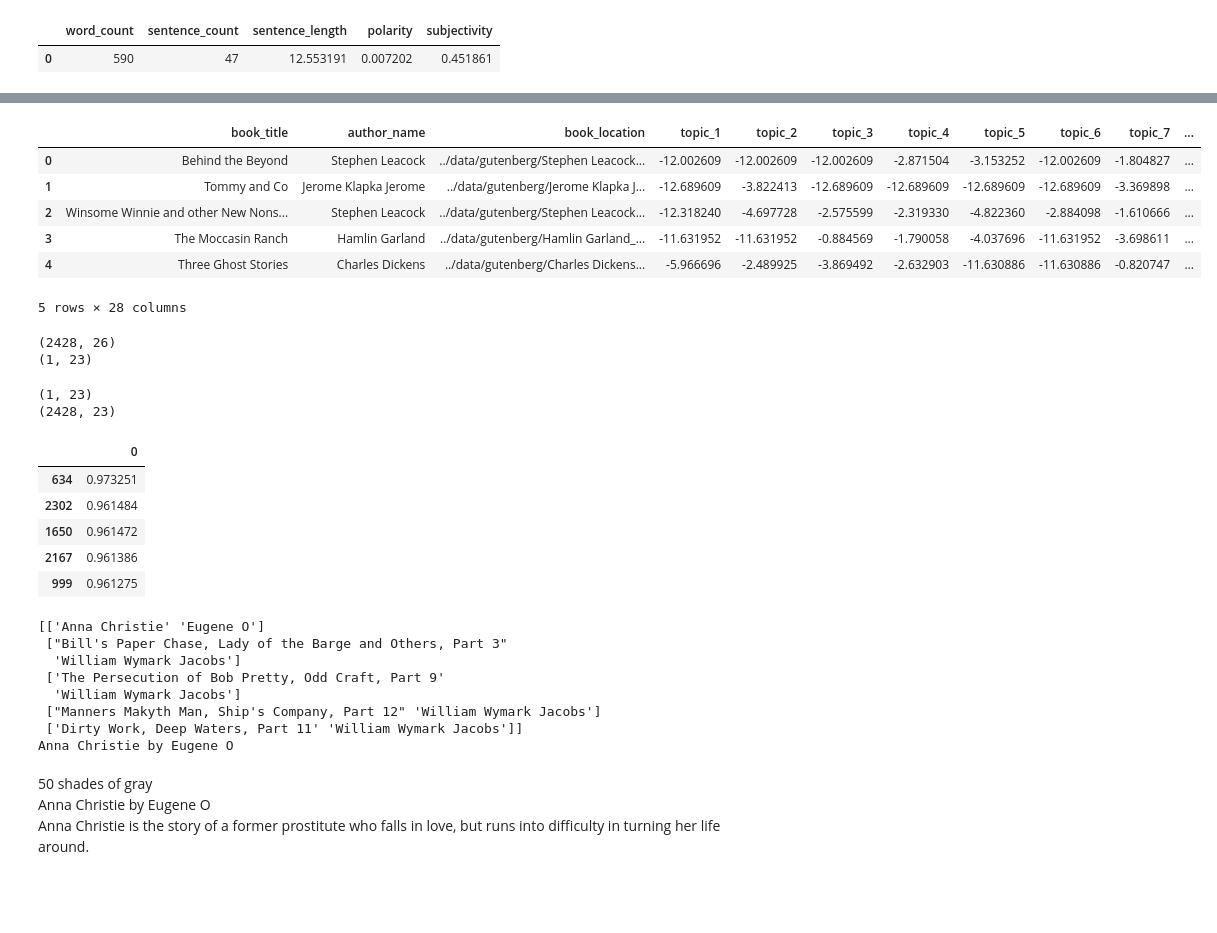
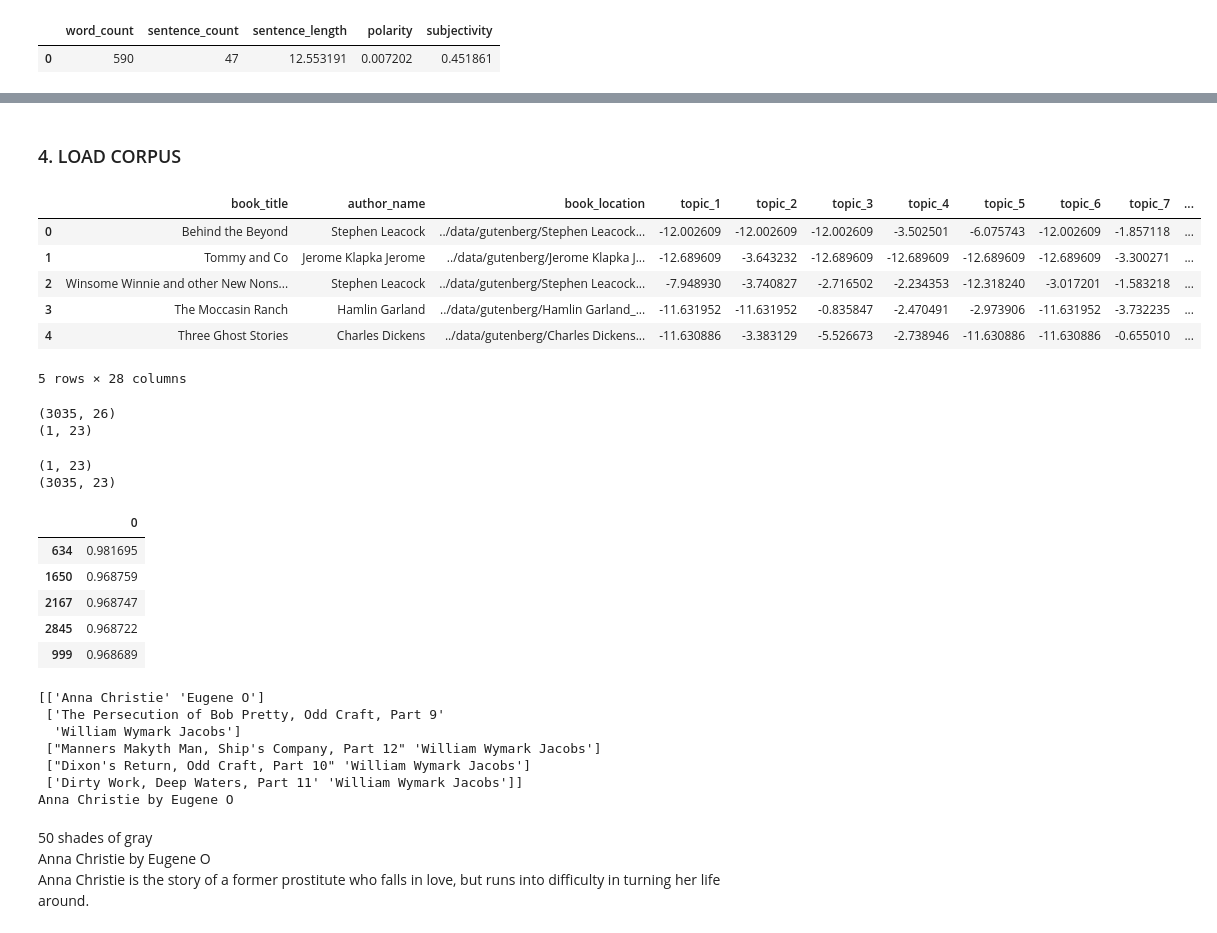
Before and after one commit to anjumorris/BookReccomender2, a Jupyter notebook: code/similarity.ipynb, the cells around one changed output, grey strips where cells are left out. Saved outputs shown, nothing was run; the diff lists cells and outputs as text; code cells hidden in the pictures; blank space fills up the shorter version.

Commit message:
code part changes

```diff
--- a/nlp/similarity.ipynb
+++ b/code/similarity.ipynb
@@ -126,16 +133,18 @@ df_excerpt
 1 rows × 25 columns
+# %% [markdown]
+### 4. LOAD CORPUS
 # %%
-# load the corpus vector from train
-corpus = pd.read_csv('../data/final_train.csv')
+# load the corpus vector from final_full
+corpus = pd.read_csv('../data/final_full.csv')
 corpus = corpus.drop(columns ='Unnamed: 0')
 corpus.head()
 # %% [output]
 |  | book_title | author_name | book_location | topic_1 | topic_2 | topic_3 | topic_4 | topic_5 | topic_6 | topic_7 | ... |
-| 0 | Behind the Beyond | Stephen Leacock | ../data/gutenberg/Stephen Leacock... | -12.002609 | -12.002609 | -12.002609 | -2.871504 | -3.153252 | -12.002609 | -1.804827 | ... |
-| 1 | Tommy and Co | Jerome Klapka Jerome | ../data/gutenberg/Jerome Klapka J... | -12.689609 | -3.822413 | -12.689609 | -12.689609 | -12.689609 | -12.689609 | -3.369898 | ... |
-| 2 | Winsome Winnie and other New Nons... | Stephen Leacock | ../data/gutenberg/Stephen Leacock... | -12.318240 | -4.697728 | -2.575599 | -2.319330 | -4.822360 | -2.884098 | -1.610666 | ... |
-| 3 | The Moccasin Ranch | Hamlin Garland | ../data/gutenberg/Hamlin Garland_... | -11.631952 | -11.631952 | -0.884569 | -1.790058 | -4.037696 | -11.631952 | -3.698611 | ... |
-| 4 | Three Ghost Stories | Charles Dickens | ../data/gutenberg/Charles Dickens... | -5.966696 | -2.489925 | -3.869492 | -2.632903 | -11.630886 | -11.630886 | -0.820747 | ... |
+| 0 | Behind the Beyond | Stephen Leacock | ../data/gutenberg/Stephen Leacock... | -12.002609 | -12.002609 | -12.002609 | -3.502501 | -6.075743 | -12.002609 | -1.857118 | ... |
+| 1 | Tommy and Co | Jerome Klapka Jerome | ../data/gutenberg/Jerome Klapka J... | -12.689609 | -3.643232 | -12.689609 | -12.689609 | -12.689609 | -12.689609 | -3.300271 | ... |
+| 2 | Winsome Winnie and other New Nons... | Stephen Leacock | ../data/gutenberg/Stephen Leacock... | -7.948930 | -3.740827 | -2.716502 | -2.234353 | -12.318240 | -3.017201 | -1.583218 | ... |
+| 3 | The Moccasin Ranch | Hamlin Garland | ../data/gutenberg/Hamlin Garland_... | -11.631952 | -11.631952 | -0.835847 | -2.470491 | -2.973906 | -11.631952 | -3.732235 | ... |
+| 4 | Three Ghost Stories | Charles Dickens | ../data/gutenberg/Charles Dickens... | -11.630886 | -3.383129 | -5.526673 | -2.738946 | -11.630886 | -11.630886 | -0.655010 | ... |
 5 rows × 28 columns
 # %%
 # columns to drop before finding similarity
@@ -146,7 +158,7 @@ df_excerpt = df_excerpt.drop(columns = drop_cols)
 print(corpus.shape)
 print(df_excerpt.shape)
 # %% [output]
-(2428, 26)
+(3035, 26)
 (1, 23)
 # %%
 # shape em up to numpy arrays
@@ -157,7 +169,7 @@ print(given_excerpt.shape)
 print(search_in.shape)
 # %% [output]
 (1, 23)
-(2428, 23)
+(3035, 23)
 # %%
 from sklearn.metrics.pairwise import cosine_similarity
 results = cosine_similarity(search_in, given_excerpt)
@@ -166,11 +178,11 @@ show_me = pd.DataFrame(results).sort_values(0, ascending=False).head(5)
 show_me
 # %% [output]
 |  | 0 |
-| 634 | 0.973251 |
-| 2302 | 0.961484 |
-| 1650 | 0.961472 |
-| 2167 | 0.961386 |
-| 999 | 0.961275 |
+| 634 | 0.981695 |
+| 1650 | 0.968759 |
+| 2167 | 0.968747 |
+| 2845 | 0.968722 |
+| 999 | 0.968689 |
 # %%
 title = corpus.iloc[list(show_me.index),0:2].values
 print(title)
@@ -178,11 +190,10 @@ similar_book = title[0][0] + ' by '+ title[0][1]
 print(similar_book)
 # %% [output]
 [['Anna Christie' 'Eugene O']
- ["Bill's Paper Chase, Lady of the Barge and Others, Part 3"
-  'William Wymark Jacobs']
  ['The Persecution of Bob Pretty, Odd Craft, Part 9'
   'William Wymark Jacobs']
  ["Manners Makyth Man, Ship's Company, Part 12" 'William Wymark Jacobs']
+ ["Dixon's Return, Odd Craft, Part 10" 'William Wymark Jacobs']
  ['Dirty Work, Deep Waters, Part 11' 'William Wymark Jacobs']]
 Anna Christie by Eugene O
 # %% [markdown]
```
Also changed, not shown: parts of 8 cells of this notebook, 13 other files.
